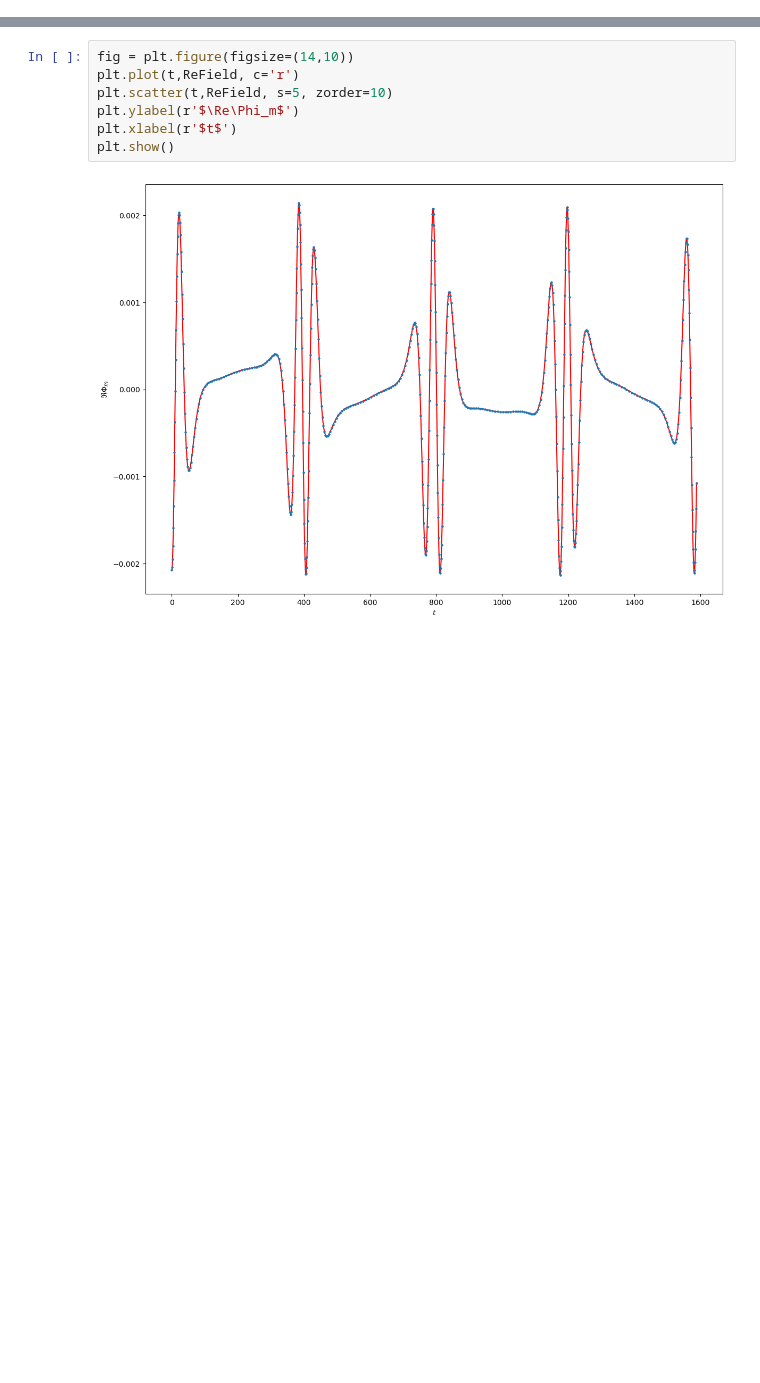
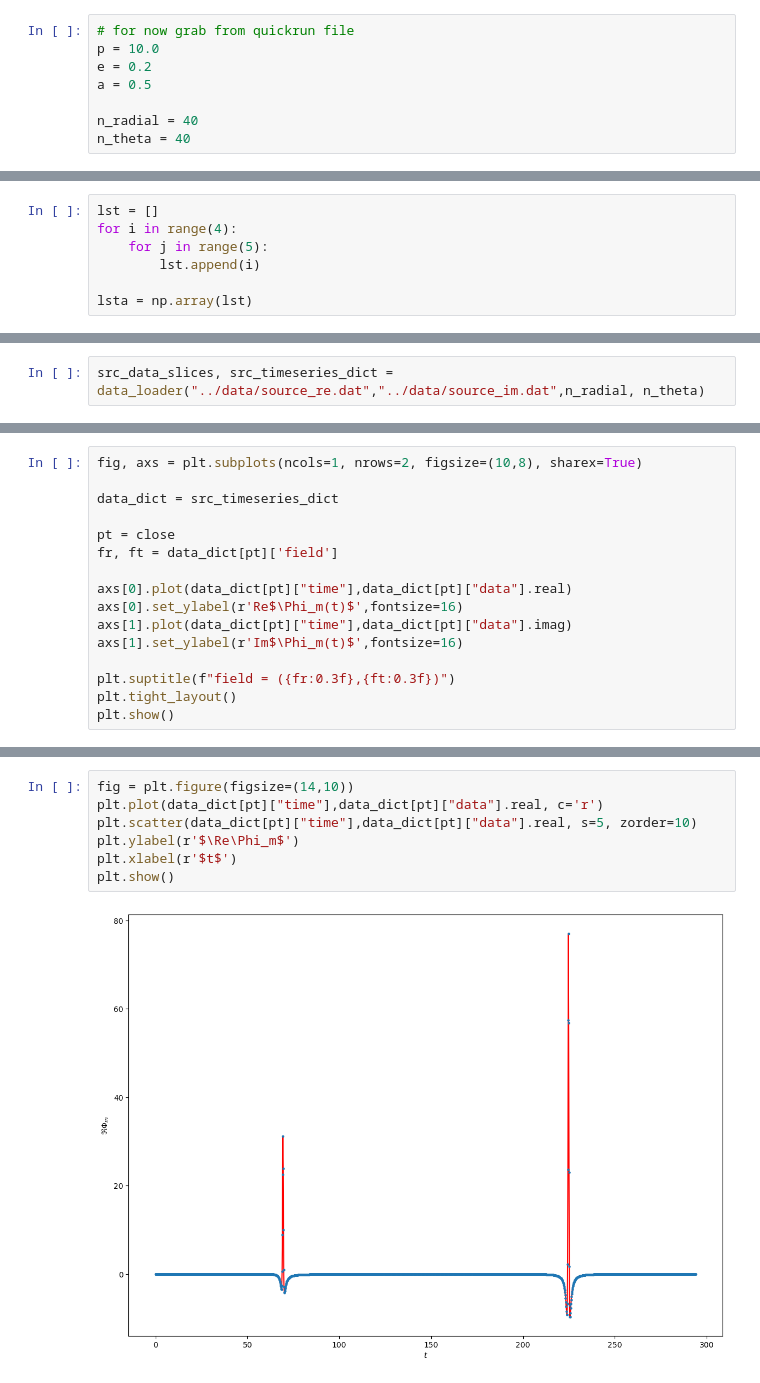
Before and after one commit to thompsonphys/inspectre, a Jupyter notebook: notebooks/visual_inspection.ipynb, the cells around one changed output, grey strips where cells are left out. Saved outputs shown, nothing was run; the diff lists cells and outputs as text; blank space fills up the shorter version.

```diff
--- a/notebooks/visual_inspection.ipynb
+++ b/notebooks/visual_inspection.ipynb
@@ -3,0 +5,8 @@ import matplotlib.pyplot as plt
+# %%
+# for now grab from quickrun file
+p = 10.0
+e = 0.2
+a = 0.5
+
+n_radial = 40
+n_theta = 40
@@ -3,0 +38,7 @@ import matplotlib.pyplot as plt
+# %%
+lst = []
+for i in range(4):
+    for j in range(5):
+        lst.append(i)
+
+lsta = np.array(lst)
@@ -62,0 +186,2 @@ plt.show()
+# %%
+src_data_slices, src_timeseries_dict = data_loader("../data/source_re.dat","../data/source_im.dat",n_radial, n_theta)
@@ -62,0 +199,16 @@ plt.show()
+# %%
+fig, axs = plt.subplots(ncols=1, nrows=2, figsize=(10,8), sharex=True)
+
+data_dict = src_timeseries_dict
+
+pt = close
+fr, ft = data_dict[pt]['field']
+
+axs[0].plot(data_dict[pt]["time"],data_dict[pt]["data"].real)
+axs[0].set_ylabel(r'Re$\Phi_m(t)$',fontsize=16)
+axs[1].plot(data_dict[pt]["time"],data_dict[pt]["data"].imag)
+axs[1].set_ylabel(r'Im$\Phi_m(t)$',fontsize=16)
+
+plt.suptitle(f"field = ({fr:0.3f},{ft:0.3f})")
+plt.tight_layout()
+plt.show()
@@ -63,9 +217,9 @@ plt.show()
 # %%
 fig = plt.figure(figsize=(14,10))
-plt.plot(t,ReField, c='r')
-plt.scatter(t,ReField, s=5, zorder=10)
+plt.plot(data_dict[pt]["time"],data_dict[pt]["data"].real, c='r')
+plt.scatter(data_dict[pt]["time"],data_dict[pt]["data"].real, s=5, zorder=10)
 plt.ylabel(r'$\Re\Phi_m$')
 plt.xlabel(r'$t$')
 plt.show()
 # %% [output]
-[figure, old version]
+[figure, new version]
```
Also changed, not shown: parts of 48 cells of this notebook, 2 other files.
